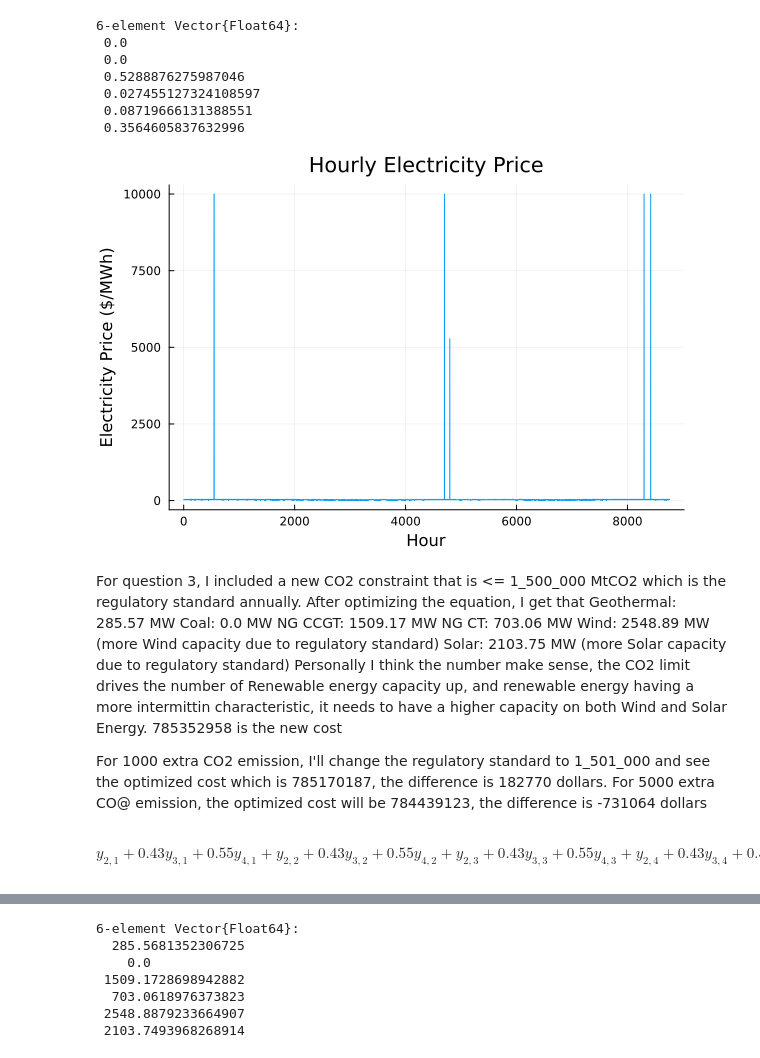
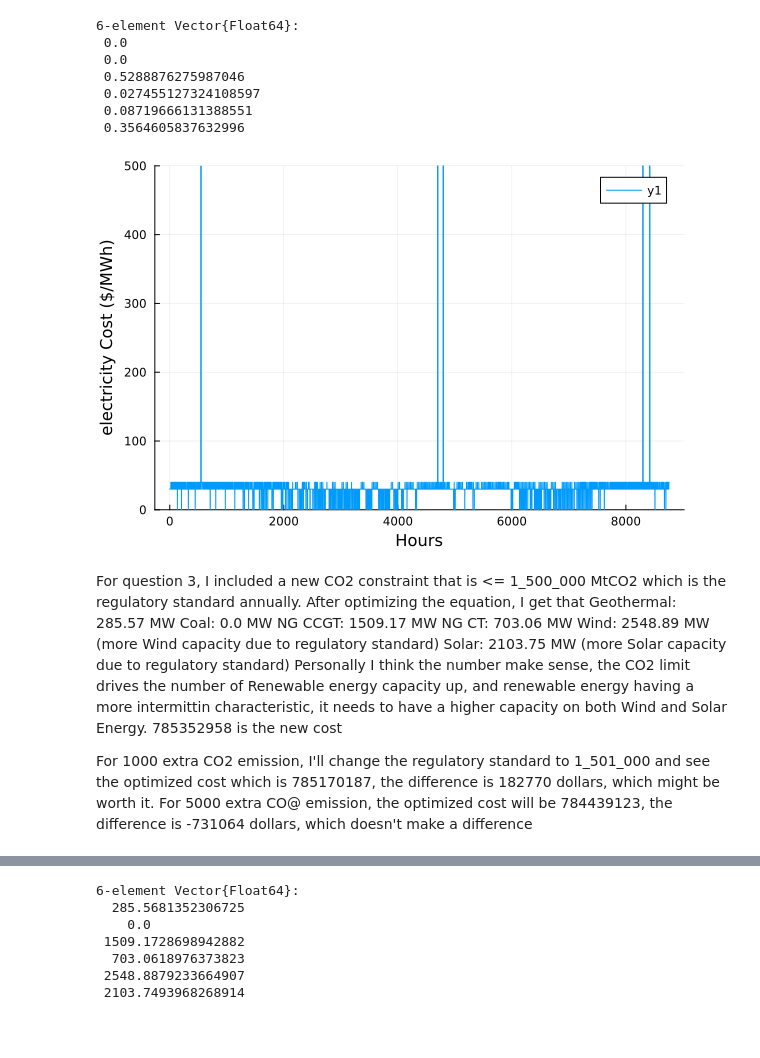
Before and after one commit to BEE4750-FA24/hw4-bt366-4, a Jupyter notebook: hw04.ipynb, the cells around one changed output, grey strips where cells are left out. Saved outputs shown, nothing was run; the diff lists cells and outputs as text; code cells hidden in the pictures; blank space fills up the shorter version.

```diff
--- a/hw04.ipynb
+++ b/hw04.ipynb
@@ -427,7 +429,7 @@ end)
 )
 
 # Constraints
-@constraint(gencap, load[t in T], sum(y[g, t] for g in G) + NSE[t] >= demand.Demand[t])
+demand1 = @constraint(gencap, load[t in T], sum(y[g, t] for g in G) + NSE[t] >= demand.Demand[t])
 @constraint(gencap, availability[g in G, t in T], y[g, t] <= x[g] * c[t, g])
 # %% [output]
 2-dimensional DenseAxisArray{ConstraintRef{Model, MathOptInterface.ConstraintIndex{MathOptInterface.ScalarAffineFunction{Float64}, MathOptInterface.LessThan{Float64}}, ScalarShape},2,...} with index s ...
@@ -471,15 +494,12 @@ fraction_generation = [sum(value(y[g, t]) for t in T) / total_generation for g i
  0.027455127324108597
  0.08719666131388551
  0.3564605837632996
-# %%
-prices = [dual(load[t]) for t in T]
-plot(1:length(prices), prices,
-    xlabel="Hour",
-    ylabel="Electricity Price (\$/MWh)",
-    title="Hourly Electricity Price",
-    legend=false)
-# %% [output]
-[figure, removed]
+# %%
+cost = abs.(shadow_price.(demand1))
+elec_cost = [cost[i] for i in 1:8760]
+plot(1:nrow(demand), elec_cost, xlabel = "Hours", ylabel = "electricity Cost (\$/MWh)", ylim = (0,500))
+# %% [output]
+[figure, added]
 # %% [markdown]
 For question 3, I included a new CO2 constraint that is <= 1_500_000 MtCO2 which is the regulatory standard annually.
 After optimizing the equation, I get that
@@ -492,8 +512,8 @@ Solar: 2103.75 MW (more Solar capacity due to regulatory standard)
 Personally I think the number make sense, the CO2 limit drives the number of Renewable energy capacity up, and renewable energy having a more intermittin characteristic, it needs to have a higher capacity on both Wind and Solar Energy.
 785352958 is the new cost
 
-For 1000 extra CO2 emission, I'll change the regulatory standard to 1_501_000 and see the optimized cost which is 785170187, the difference is 182770 dollars.
-For 5000 extra CO@ emission, the optimized cost will be 784439123, the difference is -731064 dollars
+For 1000 extra CO2 emission, I'll change the regulatory standard to 1_501_000 and see the optimized cost which is 785170187, the difference is 182770 dollars, which might be worth it.
+For 5000 extra CO@ emission, the optimized cost will be 784439123, the difference is -731064 dollars, which doesn't make a difference
 # %%
 # Define sets
 G = 1:nrow(gens)    # Generators
@@ -531,8 +551,6 @@ end)
 # Constraints
 @constraint(gencap, load[t in T], sum(y[g, t] for g in G) + NSE[t] >= demand.Demand[t])
 @constraint(gencap, availability[g in G, t in T], y[g, t] <= x[g] * c[t, g])
-@constraint(gencap, sum(gens.Emissions[g] * y[g, t] for g in G, t in T) <= 1_505_000)
+@constraint(gencap, sum(gens.Emissions[g] * y[g, t] for g in G, t in T) <= 1_500_000);
-# %% [output]
-$$ y_{2,1} + 0.43 y_{3,1} + 0.55 y_{4,1} + y_{2,2} + 0.43 y_{3,2} + 0.55 y_{4,2} + y_{2,3} + 0.43 y_{3,3} + 0.55 y_{4,3} + y_{2,4} + 0.43 y_{3,4} + 0.55 y_{4,4} + y_{2,5} + 0.43 y_{3,5} + 0.55 y_{4,5} + y_{2,6} + 0.43 y_{3,6} + 0.55 y_{4,6} + y_{2,7} + 0.43 y_{3,7} + 0.55 y_{4,7} + y_{2,8} + 0.43 y_{3,8} + 0.55 y_{4,8} + y_{2,9} + 0.43 y_{3,9} + 0.55 y_{4,9} + y_{2,10} + 0.43 y_{3,10} + 0.55 y_{4,10} + [[\ldots\text{26220 terms omitted}\ldots]] + y_{2,8751} + 0.43 y_{3,8751} + 0.55 y_{4,8751} + y_{2,8752} + 0.43 y_{3,8752} + 0.55 y_{4,8752} + y_{2,8753} + 0.43 y_{3,8753} + 0.55 y_{4,8753} + y_{2,8754} + 0.43 y_{3,8754} + 0.55 y_{4,8754} + y_{2,8755} + 0.43 y_{3,8755} + 0.55 y_{4,8755} + y_{2,8756} + 0.43 y_{3,8756} + 0.55 y_{4,8756} + y_{2,8757} + 0.43 y_{3,8757} + 0.55 y_{4,8757} + y_{2,8758} + 0.43 y_{3,8758} + 0.55 y_{4,8758} + y_{2,8759} + 0.43 y_{3,8759} + 0.55 y_{4,8759} + y_{2,8760} + 0.43 y_{3,8760} + 0.55 y_{4,8760} \leq 1505000 $$
 # %%
 optimize!(gencap)
```
Also changed, not shown: parts of 6 cells of this notebook.
